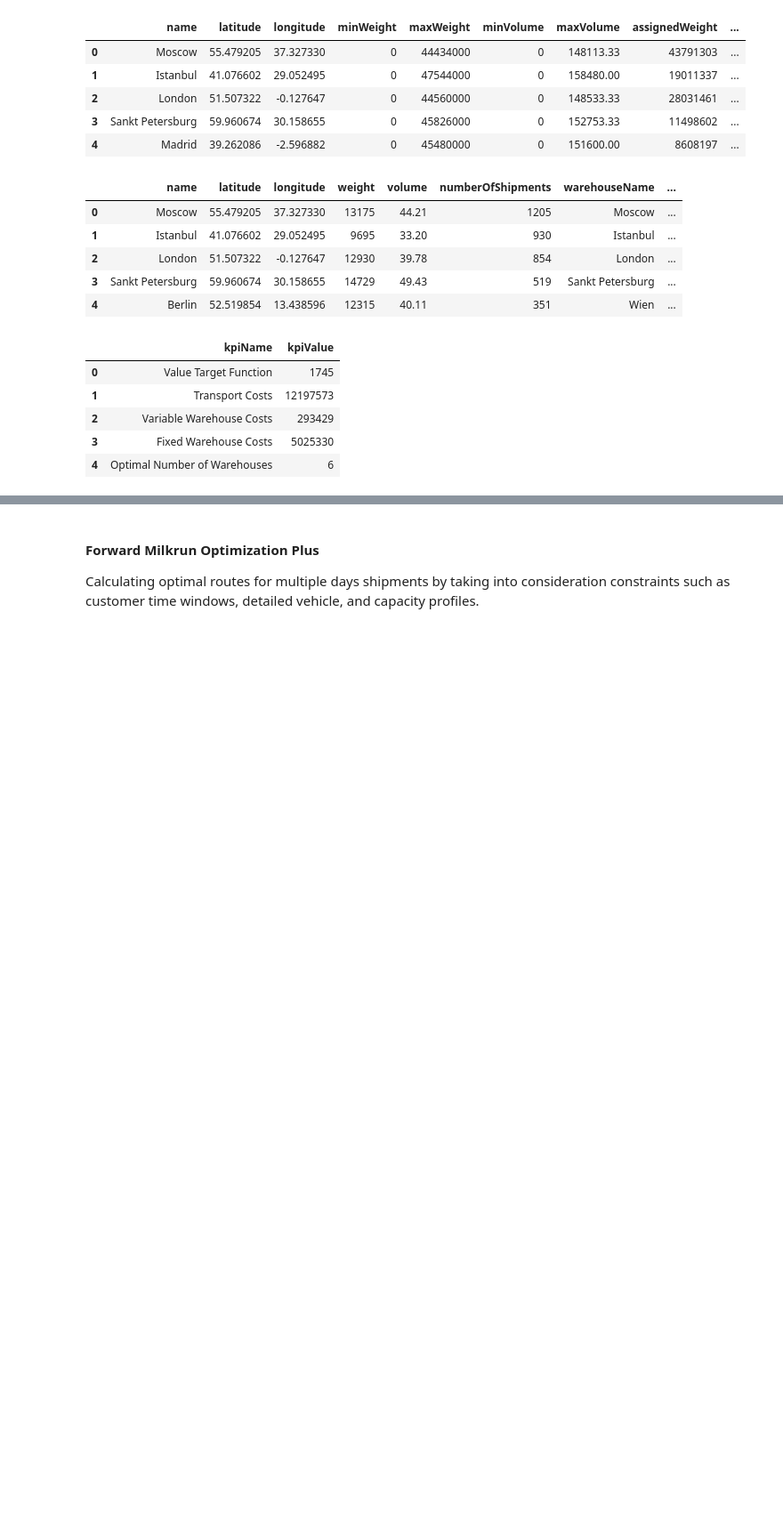
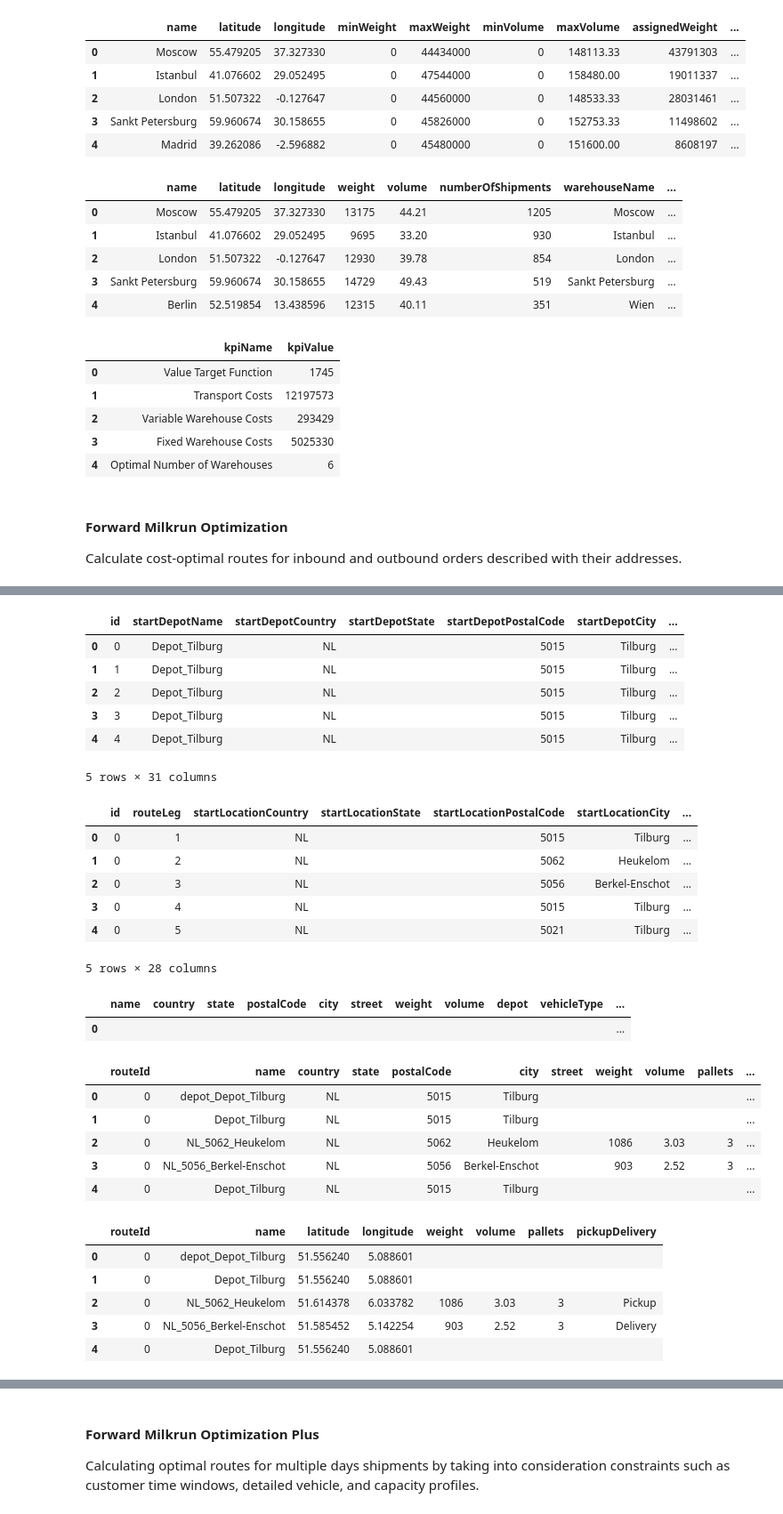
Before and after one commit to log-hub/log-hub-python, a Jupyter notebook: examples/pyloghub_package_demo.ipynb, the cells around one changed output, grey strips where cells are left out. Shown at 89% size. Drawn from its saved outputs; the diff is of its cells as text; code cells hidden in the pictures; blank space fills up the shorter version.

```diff
--- a/examples/pyloghub_package_demo.ipynb
+++ b/examples/pyloghub_package_demo.ipynb
@@ -933,3 +1045,29 @@ INFO:root:Calculation is still running with the progress 1%.
 | 2 | Variable Warehouse Costs | 293429 |
 | 3 | Fixed Warehouse Costs | 5025330 |
 | 4 | Optimal Number of Warehouses | 6 |
+# %% [markdown]
+#### Forward Milkrun Optimization
+Calculate cost-optimal routes for inbound and outbound orders described with their addresses.
+# %%
+from pyloghub.milkrun_optimization import forward_milkrun_optimization_sample_data, forward_milkrun_optimization
+from IPython.display import display
+
+sample_data = forward_milkrun_optimization_sample_data()
+depots_df = sample_data['depots']
+vehicle_types_df = sample_data['vehicleTypes']
+pickup_and_delivery_df = sample_data['pickupAndDelivery']
+parameters = sample_data['parameters']
+
+save_scenario = sample_data['saveScenarioParameters']
+save_scenario['saveScenario'] = True
+save_scenario['workspaceId'] = "YOUR WORKSPACE ID"
+save_scenario['scenarioName'] = "YOUR SCENARIO NAME"
+
+route_overview_df, route_details_df, external_orders_df, input_map_routes_df, input_map_routes_geocodes_df = forward_milkrun_optimization(depots_df, vehicle_types_df, pickup_and_delivery_df, parameters, api_key, save_scenario, show_buttons=True)
+
+display(route_overview_df.head())
+display(route_details_df.head())
+display(external_orders_df.head())
+display(input_map_routes_df.head())
+display(input_map_routes_geocodes_df.head())
+# %% [output]
@@ -935,0 +1075,28 @@ INFO:root:Calculation is still running with the progress 1%.
+|  | id | startDepotName | startDepotCountry | startDepotState | startDepotPostalCode | startDepotCity | ... |
+| 0 | 0 | Depot_Tilburg | NL |  | 5015 | Tilburg | ... |
+| 1 | 1 | Depot_Tilburg | NL |  | 5015 | Tilburg | ... |
+| 2 | 2 | Depot_Tilburg | NL |  | 5015 | Tilburg | ... |
+| 3 | 3 | Depot_Tilburg | NL |  | 5015 | Tilburg | ... |
+| 4 | 4 | Depot_Tilburg | NL |  | 5015 | Tilburg | ... |
+5 rows × 31 columns
+|  | id | routeLeg | startLocationCountry | startLocationState | startLocationPostalCode | startLocationCity | ... |
+| 0 | 0 | 1 | NL |  | 5015 | Tilburg | ... |
+| 1 | 0 | 2 | NL |  | 5062 | Heukelom | ... |
+| 2 | 0 | 3 | NL |  | 5056 | Berkel-Enschot | ... |
+| 3 | 0 | 4 | NL |  | 5015 | Tilburg | ... |
+| 4 | 0 | 5 | NL |  | 5021 | Tilburg | ... |
+5 rows × 28 columns
+|  | name | country | state | postalCode | city | street | weight | volume | depot | vehicleType | ... |
+| 0 |  |  |  |  |  |  |  |  |  |  | ... |
+|  | routeId | name | country | state | postalCode | city | street | weight | volume | pallets | ... |
+| 0 | 0 | depot_Depot_Tilburg | NL |  | 5015 | Tilburg |  |  |  |  | ... |
+| 1 | 0 | Depot_Tilburg | NL |  | 5015 | Tilburg |  |  |  |  | ... |
+| 2 | 0 | NL_5062_Heukelom | NL |  | 5062 | Heukelom |  | 1086 | 3.03 | 3 | ... |
+| 3 | 0 | NL_5056_Berkel-Enschot | NL |  | 5056 | Berkel-Enschot |  | 903 | 2.52 | 3 | ... |
+| 4 | 0 | Depot_Tilburg | NL |  | 5015 | Tilburg |  |  |  |  | ... |
+|  | routeId | name | latitude | longitude | weight | volume | pallets | pickupDelivery |
+| 0 | 0 | depot_Depot_Tilburg | 51.556240 | 5.088601 |  |  |  |  |
+| 1 | 0 | Depot_Tilburg | 51.556240 | 5.088601 |  |  |  |  |
+| 2 | 0 | NL_5062_Heukelom | 51.614378 | 6.033782 | 1086 | 3.03 | 3 | Pickup |
+| 3 | 0 | NL_5056_Berkel-Enschot | 51.585452 | 5.142254 | 903 | 2.52 | 3 | Delivery |
+| 4 | 0 | Depot_Tilburg | 51.556240 | 5.088601 |  |  |  |  |
```
Also changed, not shown: parts of 16 cells of this notebook.
